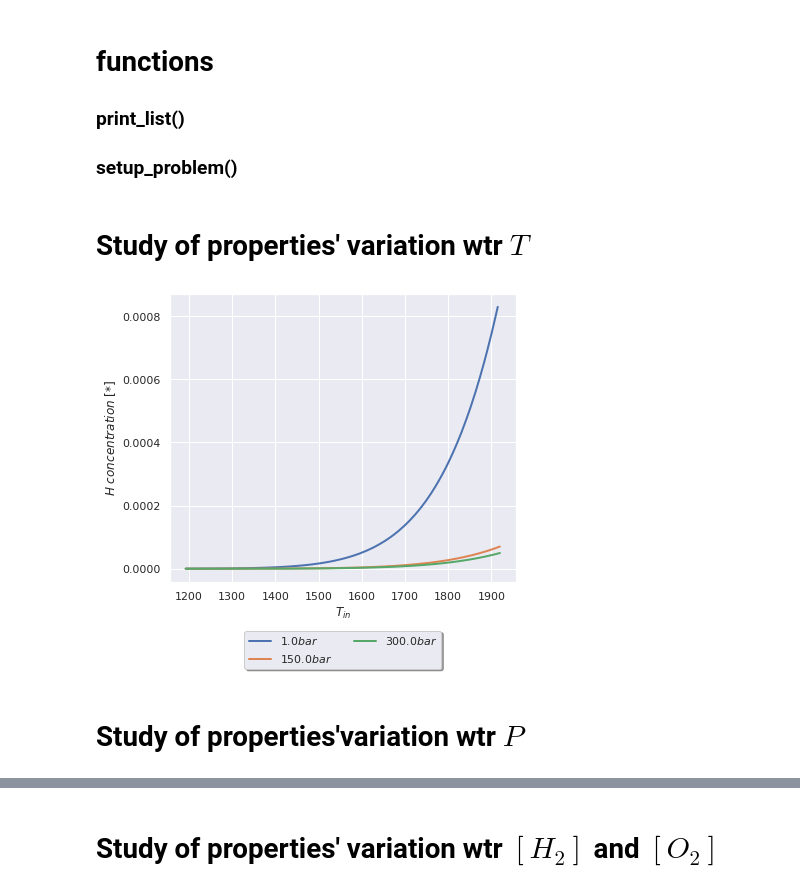
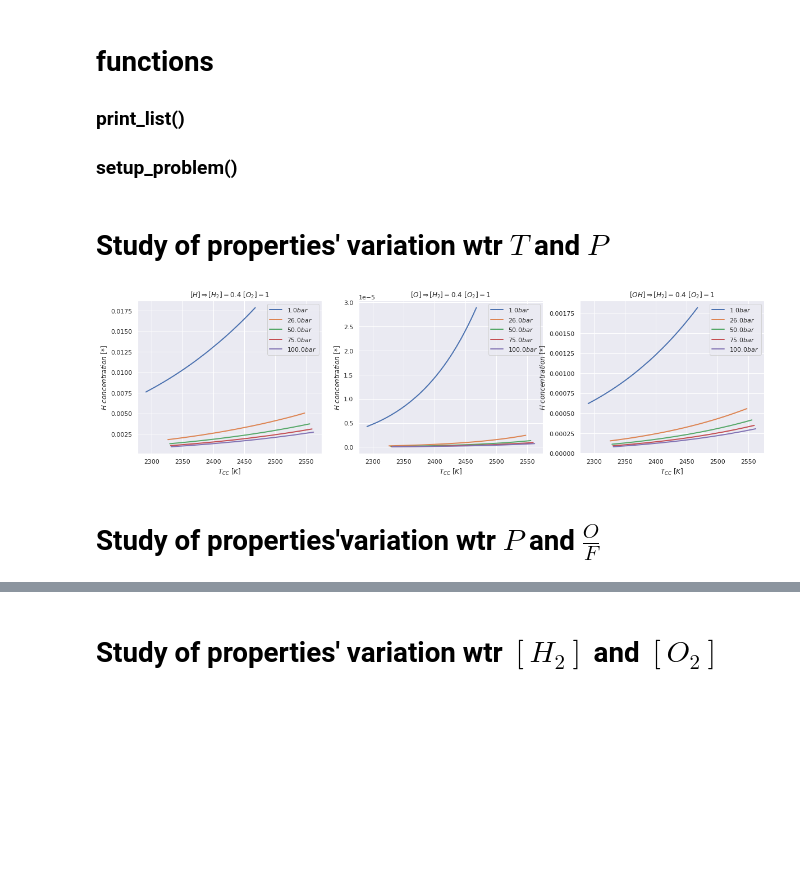
Before and after one commit to antoniopucciarelli/CEA_case, a Jupyter notebook: combustion1.ipynb, the cells around one changed output, grey strips where cells are left out. Saved outputs shown, nothing was run; the diff lists cells and outputs as text; code cells hidden in the pictures; blank space fills up the shorter version.

```diff
--- a/combustion1.ipynb
+++ b/combustion1.ipynb
@@ -188,51 +189,58 @@ def setup_problem(P_vec,T_vec,H2_vec,O2_vec):
 
     return t, p, of, m, cp, H, H2, O, O2, O3, OH, H2O, H2OL
 # %% [markdown]
-# Study of properties' variation wtr $ T $
+# Study of properties' variation wtr $ T $ and $ P $
 # %%
 # setting up the interval of study
-# reactants
-O2_vec = np.linspace(0.025,0.975,200)
-H2_vec = 1 - O2_vec
-# initial conditions
-T  = np.linspace(200,1000,200)
-P  = np.linspace(1,100,200)
+T  = np.linspace(200,500,250)
+P  = np.linspace(1,100,5)
 
 # generation of object list
 CC_P = np.array([COMB() for ii in range(0,len(T))])
 
 # creating the figure
 sbn.set_theme()
-fig1 = plt.figure()
-ax1  = fig1.add_axes([0,0,1,1])
+fig1, ax = plt.subplots(nrows=1, ncols=3, figsize=(20,5))
+ax1, ax2, ax3 = ax.flatten()
 
 # setting concentrations
-h2 = 1
+h2 = 0.4
 o2 = 1
 
-P1 = np.linspace(1,300,3)
-
-for pressure in P1:
+for pressure in P:
     for ii,temperature in enumerate(T):
         CC_P[ii].problem_generation(temperature,pressure,h2,o2,'case_01.inp')
         os.system('bash ./CEA_case')
         CC_P[ii].get_data('case_01.plt')
 
         # getting data from object list
         t, p, of, m, cp, H, H2, O, O2, O3, OH, H2O, H2OL = print_list(CC_P)
 
     # plotting data
     ax1.plot(t,H,label=r'$' + str(round(pressure,0)) + 'bar$',linewidth=2)
+    ax2.plot(t,O,label=r'$' + str(round(pressure,0)) + 'bar$',linewidth=2)
+    ax3.plot(t,OH,label=r'$' + str(round(pressure,0)) + 'bar$',linewidth=2)
 
-chartBox = ax1.get_position()
-ax1.set_position([chartBox.x0, chartBox.y0, chartBox.width*0.8, chartBox.height])
-ax1.legend(loc='upper center', bbox_to_anchor=(0.5, -0.15), shadow=True, ncol=2)
-plt.xlabel(r'$T_{in}$')
-plt.ylabel(r'$H \ concentration \ [*]$')
+# axis description
+ax1.legend()
+ax1.set_title(r'$[H] \Rightarrow [H_2] = ' + str(h2) + ' \ [O_2] = ' + str(o2) + '$')
+ax1.set_xlabel(r'$T_{CC} \ [K]$')
+ax1.set_ylabel(r'$H \ concentration \ [*]$')
+
+ax2.legend()
+ax2.set_title(r'$[O] \Rightarrow [H_2] = ' + str(h2) + ' \ [O_2] = ' + str(o2) + '$')
+ax2.set_xlabel(r'$T_{CC} \ [K]$')
+ax2.set_ylabel(r'$H \ concentration \ [*]$')
+
+ax3.legend()
+ax3.set_title(r'$[OH] \Rightarrow [H_2] = ' + str(h2) + ' \ [O_2] = ' + str(o2) + '$')
+ax3.set_xlabel(r'$T_{CC} \ [K]$')
+ax3.set_ylabel(r'$H \ concentration \ [*]$')
+
 plt.show()
 # %% [output]
-[figure, old version]
+[figure, new version]
 # %% [markdown]
-# Study of properties'variation wtr $P$
+# Study of properties'variation wtr $P$ and $\frac{O}{F}$
 # %%
 # setting up the interval of study
```
Also changed, not shown: parts of 2 cells of this notebook.
